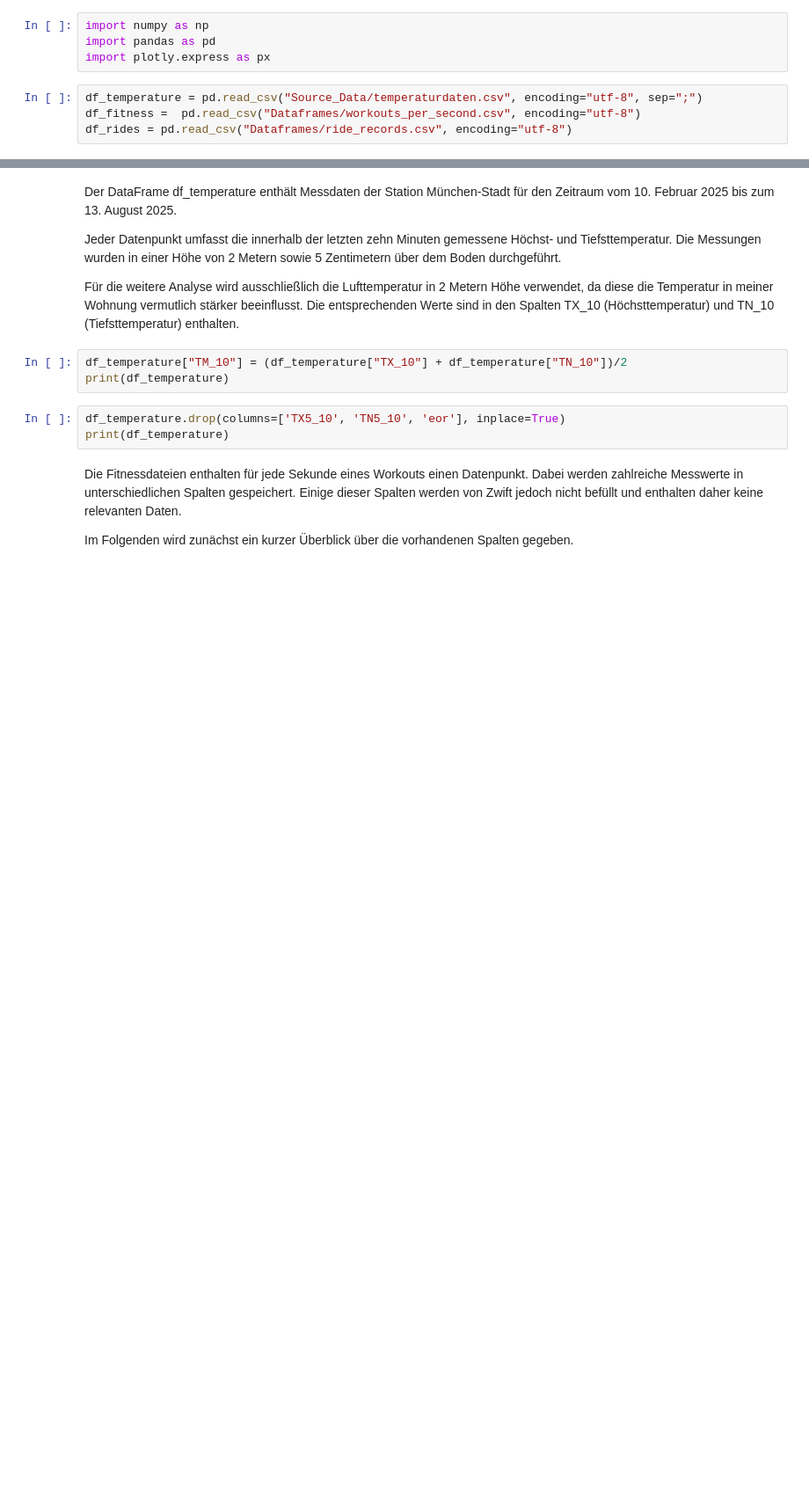
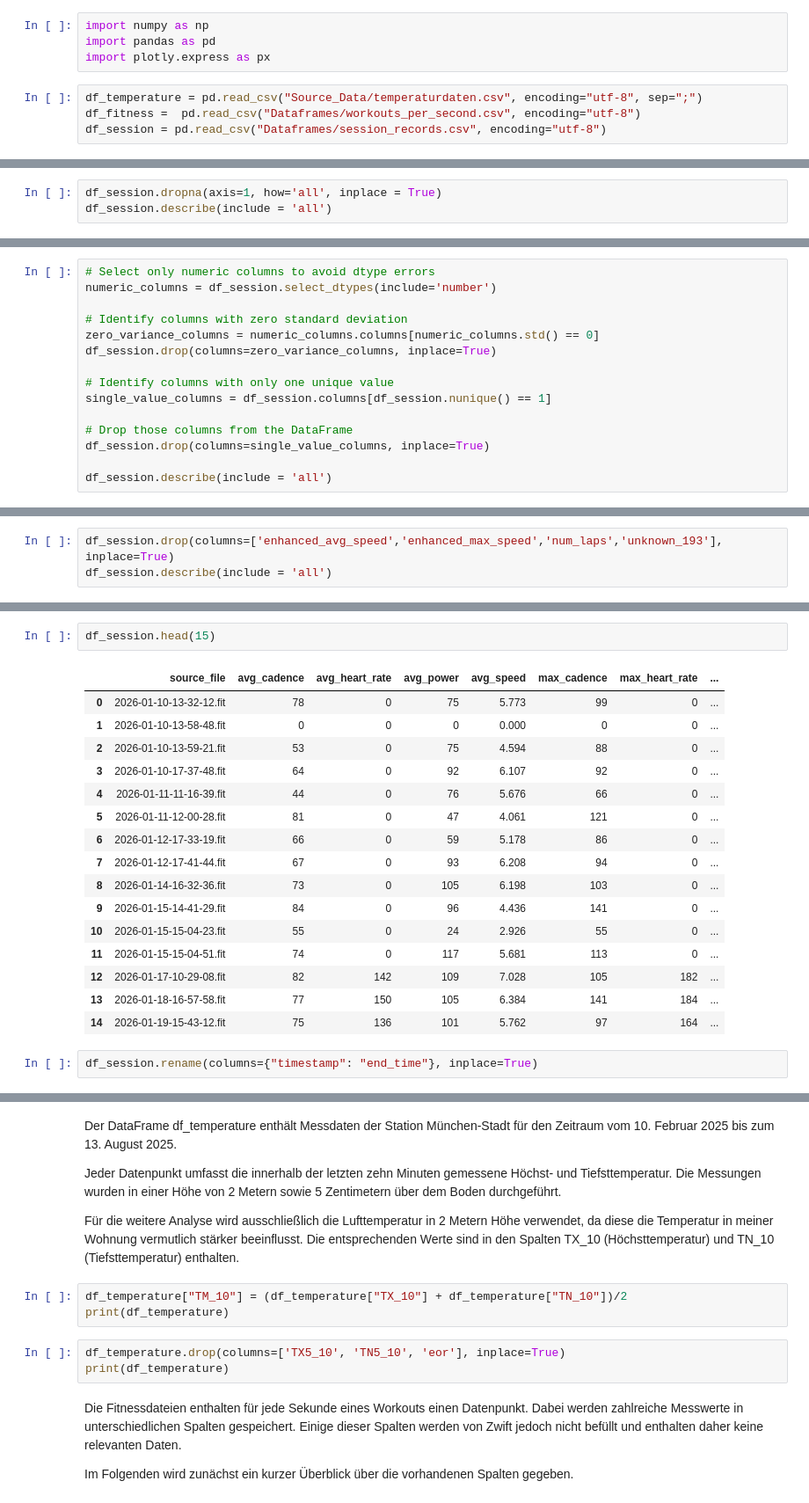
Before and after one commit to MoeHome/data_analysis_project, a Jupyter notebook: clean_and_join_data.ipynb, the cells around one changed output, grey strips where cells are left out. Shown at 88% size. Drawn from its saved outputs; the diff is of its cells as text; blank space fills up the shorter version.

Commit message:
import only session and record from .fit, clean session data

```diff
--- a/clean_and_join_data.ipynb
+++ b/clean_and_join_data.ipynb
@@ -5,5 +5,5 @@ import plotly.express as px
 # %%
 df_temperature = pd.read_csv("Source_Data/temperaturdaten.csv", encoding="utf-8", sep=";")
 df_fitness =  pd.read_csv("Dataframes/workouts_per_second.csv", encoding="utf-8")
-df_rides = pd.read_csv("Dataframes/ride_records.csv", encoding="utf-8")
+df_session = pd.read_csv("Dataframes/session_records.csv", encoding="utf-8")
 # %%
@@ -36,0 +23,3 @@ Length: 8, dtype: str
+# %%
+df_session.dropna(axis=1, how='all', inplace = True)
+df_session.describe(include = 'all')
@@ -36,0 +40,15 @@ Length: 8, dtype: str
+# %%
+# Select only numeric columns to avoid dtype errors
+numeric_columns = df_session.select_dtypes(include='number')
+
+# Identify columns with zero standard deviation
+zero_variance_columns = numeric_columns.columns[numeric_columns.std() == 0]
+df_session.drop(columns=zero_variance_columns, inplace=True)
+
+# Identify columns with only one unique value
+single_value_columns = df_session.columns[df_session.nunique() == 1]
+
+# Drop those columns from the DataFrame
+df_session.drop(columns=single_value_columns, inplace=True)
+
+df_session.describe(include = 'all')
@@ -36,0 +68,3 @@ Length: 8, dtype: str
+# %%
+df_session.drop(columns=['enhanced_avg_speed','enhanced_max_speed','num_laps','unknown_193'], inplace=True)
+df_session.describe(include = 'all')
@@ -36,0 +84,21 @@ Length: 8, dtype: str
+# %%
+df_session.head(15)
+# %% [output]
+|  | source_file | avg_cadence | avg_heart_rate | avg_power | avg_speed | max_cadence | max_heart_rate | ... |
+| 0 | 2026-01-10-13-32-12.fit | 78 | 0 | 75 | 5.773 | 99 | 0 | ... |
+| 1 | 2026-01-10-13-58-48.fit | 0 | 0 | 0 | 0.000 | 0 | 0 | ... |
+| 2 | 2026-01-10-13-59-21.fit | 53 | 0 | 75 | 4.594 | 88 | 0 | ... |
+| 3 | 2026-01-10-17-37-48.fit | 64 | 0 | 92 | 6.107 | 92 | 0 | ... |
+| 4 | 2026-01-11-11-16-39.fit | 44 | 0 | 76 | 5.676 | 66 | 0 | ... |
+| 5 | 2026-01-11-12-00-28.fit | 81 | 0 | 47 | 4.061 | 121 | 0 | ... |
+| 6 | 2026-01-12-17-33-19.fit | 66 | 0 | 59 | 5.178 | 86 | 0 | ... |
+| 7 | 2026-01-12-17-41-44.fit | 67 | 0 | 93 | 6.208 | 94 | 0 | ... |
+| 8 | 2026-01-14-16-32-36.fit | 73 | 0 | 105 | 6.198 | 103 | 0 | ... |
+| 9 | 2026-01-15-14-41-29.fit | 84 | 0 | 96 | 4.436 | 141 | 0 | ... |
+| 10 | 2026-01-15-15-04-23.fit | 55 | 0 | 24 | 2.926 | 55 | 0 | ... |
+| 11 | 2026-01-15-15-04-51.fit | 74 | 0 | 117 | 5.681 | 113 | 0 | ... |
+| 12 | 2026-01-17-10-29-08.fit | 82 | 142 | 109 | 7.028 | 105 | 182 | ... |
+| 13 | 2026-01-18-16-57-58.fit | 77 | 150 | 105 | 6.384 | 141 | 184 | ... |
+| 14 | 2026-01-19-15-43-12.fit | 75 | 136 | 101 | 5.762 | 97 | 164 | ... |
+# %%
+df_session.rename(columns={"timestamp": "end_time"}, inplace=True)
```
Also changed, not shown: parts of 15 cells of this notebook, 1 other file.
